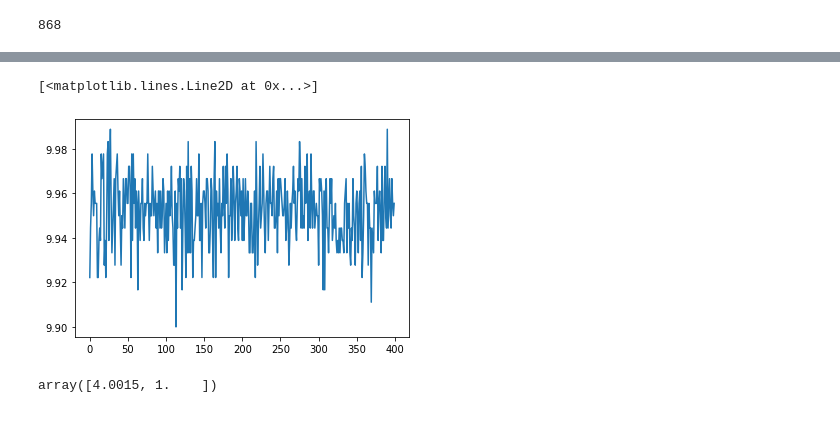
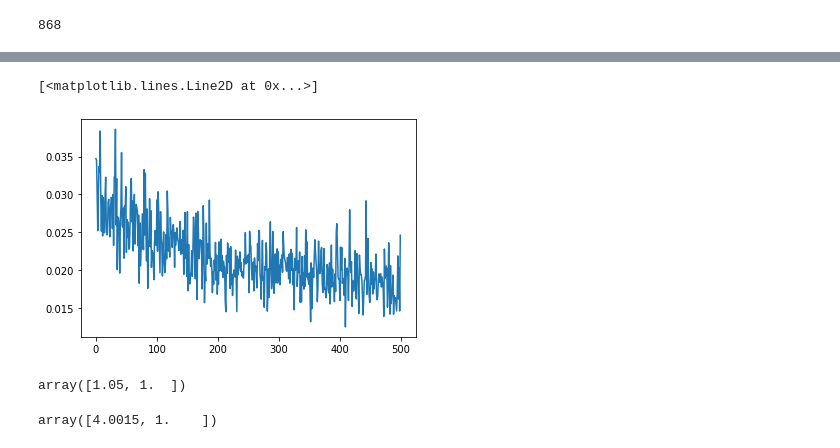
Before and after one commit to weathon/kNN_Research, a Jupyter notebook: knn_reserah.ipynb, the cells around one changed output, grey strips where cells are left out. Cells and saved outputs as stored; diff of their text form; code cells hidden in the pictures.

Commit message:
Converged again

```diff
--- a/knn_reserah.ipynb
+++ b/knn_reserah.ipynb
@@ -42,6 +42,8 @@ A = [0.1,0.1]
 # %%
 accuracy = []
 # %%
+
+
 def train_step(A, k):
   global X,Y, accuracy
   X = np.array(X)
@@ -51,7 +53,7 @@ def train_step(A, k):
   np.random.shuffle(indexs)
   X = X[indexs]
   Y = Y[indexs]
-  r = int(len(X)*0.9)
+  r = int(len(X)*0.8)
   npX = np.array(X[:r])
   npY = np.array(Y[:r])
   X_val = np.array(X[r:])
@@ -70,11 +72,12 @@ def train_step(A, k):
     sum1 = 0
     for i in range(k):
       m = np.argmin(distance)
+      distance[m] = 100000000000 #ghuilailhsbuxing kantu?
+
       sum0 += 1/(distance[m]+1) * (1-npY[m]) #yansuankunduzi yachiyansuan lhlong tt jul zhelishibushiyeyao A benlaiiangqiudaodedfaxianleyansuan bukedaoyansunkun paper erduorerduozhangshoubihuanganshouppapers bushi. a zhe li de zhejie qu yongdistance a shousuan
       sum1 += 1/(distance[m]+1) * (npY[m])
       #print inf ditance sum
       # print(distance[m]) #distance=inf shangmiande !!!!!npinf argmixn? zhongyuhaodaoyuuanyingle niaxoxkouyunexin aaachaojijidongde zhiqianweism meixiangdao aaaaaa suan youshi szhege qianhouqyuanying yuneixn xiangaichenginf e haihaozhodole xkouzhaodaole cjjunxkou
-      distance[m] = np.Inf
 
     if(Y_val[sample] != result(sum0, sum1)):
       error+=1
@@ -92,10 +95,12 @@ import matplotlib.pyplot as plt
 
 import tensorflow as tf
 
-x = tf.Variable([1.0,1.0])
+A = tf.Variable([1.0,1.0])
 
 with tf.GradientTape() as tape:
-  loss = tf.convert_to_tensor(train_step(x,10))
+  loss = tf.convert_to_tensor(train_step(A,10))
+  # loss = A-1
 
-print(tape.gradient(loss,x))
+print(tape.gradient(loss,A))
+# print(loss) #shilosshyiweiyougradianlekun
 # %% [output]
@@ -110,12 +115,12 @@ train_step([1,1],10)
 y = []
 A = np.array([1.0,1.0])
 # %%
-for epoches in range(100): #ryuedayuekuai?kunexn C de bufen
+for epoches in range(500): #ryuedayuekuai?kunexn C de bufen
   losssum = 0
-  for batch in range(20):
+  for batch in range(10):
     loss = train_step(A,10)
     loss2 = train_step(A+[1,0],10)
-    slope = (loss2-loss)/1
+    slope = (loss2-loss) #slope?
     A[0]-=slope
     losssum+=loss #jiaosuan makunzhejgejiandandeyebuxing loss functuoion youwenti  yachikunyuenixn A meibian integer?
     #!!!!!!!guo ranshi !!!! A is int so it ownchange suan lingyige slope wei 0? yuneixn nashouxiamianyangzhegehaishiyaoshoutiaosuanyang lr
@@ -124,10 +129,10 @@ for epoches in range(100): #ryuedayuekuai?kunexn C de bufen
 for epoches in range(100):
   losssum = 0
   for batch in range(10):
-    loss = train_step(A,10) # TrainStep take a vector that is trying to be changed, and it will random select a set from the trainset to train
-    loss2 = train_step(A+[1,0],10)
-    slope = (loss2-loss)/1
-    A[0]-=slope
+    loss = train_step(A,10) # TrainStep take a vector that is trying to be changed, and it will random select a set from the trainset to train kun naweism ximiannage zhege trainstepyoukeyineng? haishi knn xuanzehaishiduide zhishi jiaquancuile?kunkunguaibudegnameixoakunsuanerqieyiyangxiaottkun
+    loss2 = train_step(A+[0,.1],10)
+    slope = (loss2-loss)/.1
+    A[1]-=slope*0.1
     losssum+=loss
   y.append(losssum/10)
 # %%
@@ -142,10 +147,14 @@ for i in range(0,len(accuracy),10):
 accuracy_meaned
 # %%
 import matplotlib.pyplot as plt
-plt.plot(accuracy_meaned)
+plt.plot(y[:])#kunbiziwesmbuxiajiang yes converged agan
 # %% [output]
 [<matplotlib.lines.Line2D at 0x...>]
-[figure, old version]
+[figure, new version]
+# %%
+A
+# %% [output]
+array([1.05, 1.  ])
 # %%
 A #yunexinyachi yueixnxkouyachi xianai buxun lian accuracyyehenhaosunun APbieren shimain
 # %% [output]
```
Also changed, not shown: parts of 2 cells of this notebook.
